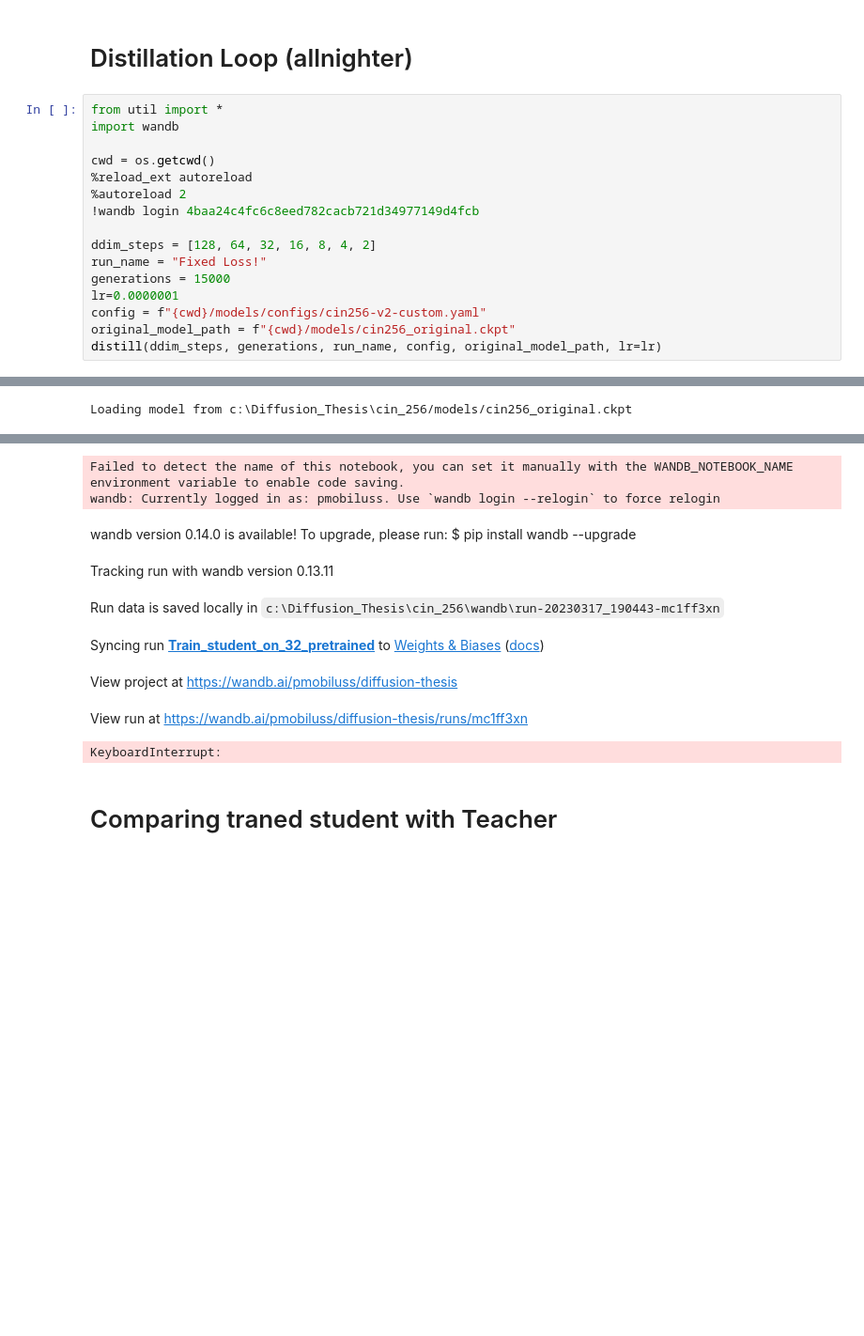
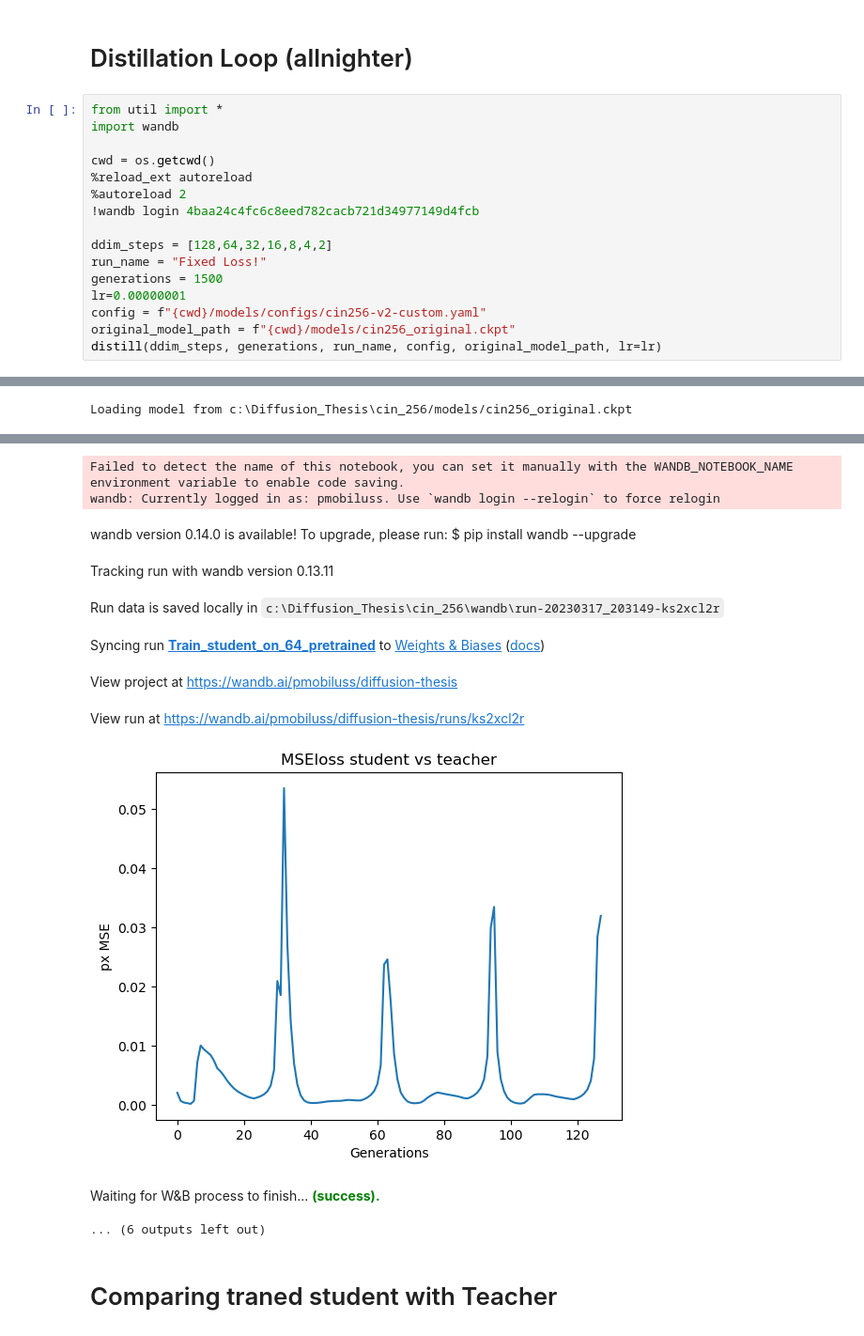
Before and after one commit to Pmobilee/DSD, a Jupyter notebook: cin_256/Cin_256_custom.ipynb, the cells around one changed output, grey strips where cells are left out. Shown at 94% size. Drawn from its saved outputs; the diff is of its cells as text; blank space fills up the shorter version.

```diff
--- a/cin_256/Cin_256_custom.ipynb
+++ b/cin_256/Cin_256_custom.ipynb
@@ -217,36 +217,38 @@ NameError: name 'generate' is not defined
 # %%
 from util import *
 import wandb
 
 cwd = os.getcwd()
 %reload_ext autoreload
 %autoreload 2
 !wandb login 4baa24c4fc6c8eed782cacb721d34977149d4fcb
 
-ddim_steps = [128, 64, 32, 16, 8, 4, 2]
+ddim_steps = [128,64,32,16,8,4,2]
 run_name = "Fixed Loss!"
-generations = 15000
-lr=0.0000001
+generations = 1500
+lr=0.00000001
 config = f"{cwd}/models/configs/cin256-v2-custom.yaml"
 original_model_path = f"{cwd}/models/cin256_original.ckpt"
 distill(ddim_steps, generations, run_name, config, original_model_path, lr=lr)
 # %% [output]
 wandb: Appending key for api.wandb.ai to your netrc file: C:\Users\Administrator/.netrc
 Loading model from c:\Diffusion_Thesis\cin_256/models/cin256_original.ckpt
 LatentDiffusion: Running in eps-prediction mode
 DiffusionWrapper has 400.92 M params.
 making attention of type 'vanilla' with 512 in_channels
 Working with z of shape (1, 3, 64, 64) = 12288 dimensions.
 making attention of type 'vanilla' with 512 in_channels
 Failed to detect the name of this notebook, you can set it manually with the WANDB_NOTEBOOK_NAME environment variable to enable code saving.
 wandb: Currently logged in as: pmobiluss. Use `wandb login --relogin` to force relogin
 wandb version 0.14.0 is available! To upgrade, please run: $ pip install wandb --upgrade
 Tracking run with wandb version 0.13.11
-Run data is saved locally in c:\Diffusion_Thesis\cin_256\wandb\run-20230317_190443-mc1ff3xn
+Run data is saved locally in c:\Diffusion_Thesis\cin_256\wandb\run-20230317_203149-ks2xcl2r
-Syncing run Train_student_on_32_pretrained to Weights & Biases (docs)
+Syncing run Train_student_on_64_pretrained to Weights & Biases (docs)
 View project at https://wandb.ai/pmobiluss/diffusion-thesis
-View run at https://wandb.ai/pmobiluss/diffusion-thesis/runs/mc1ff3xn
+View run at https://wandb.ai/pmobiluss/diffusion-thesis/runs/ks2xcl2r
+[figure, added]
+Waiting for W&B process to finish... (success).
-KeyboardInterrupt:
+... (6 outputs left out)
 # %% [markdown]
 # Comparing traned student with Teacher
 # %%
```
Also changed, not shown: 2 other files.
